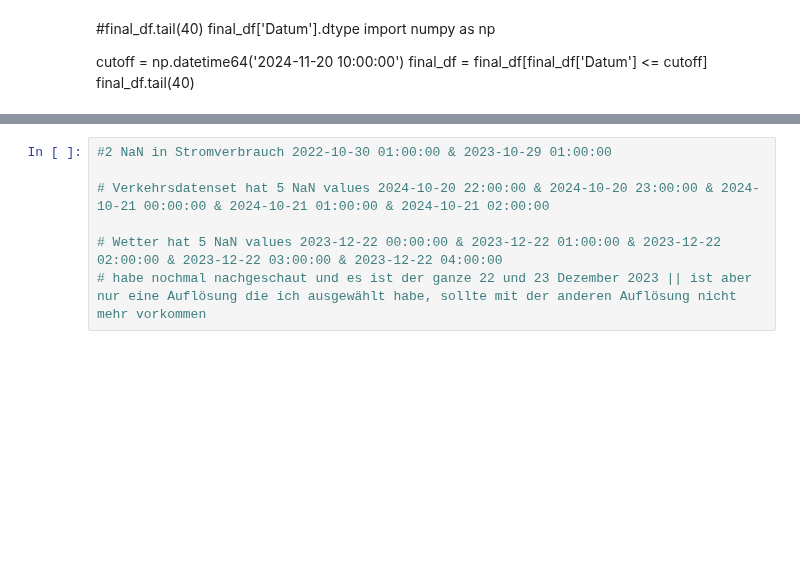
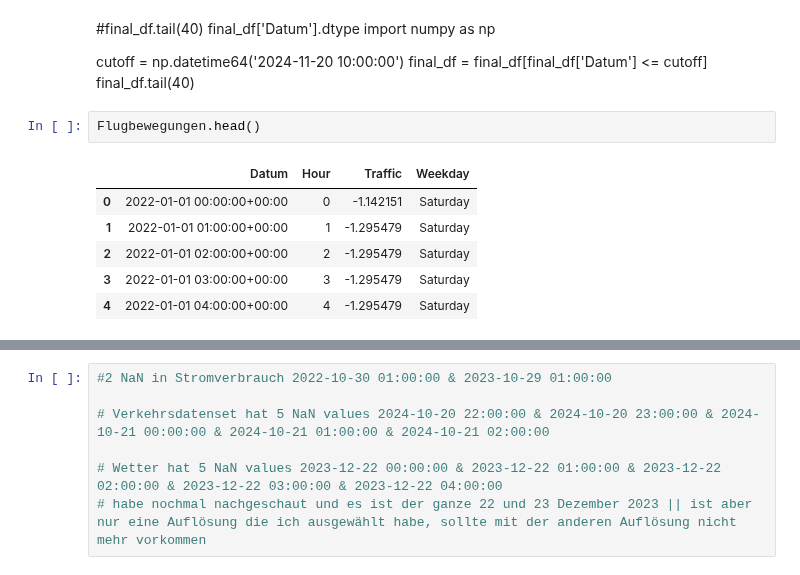
Before and after one commit to joejoejoejor/Its-Wekk, a Jupyter notebook: 4 - Data/1 - Max/Max_merge.ipynb, the cells around one changed output, grey strips where cells are left out. Drawn from its saved outputs; the diff is of its cells as text; blank space fills up the shorter version.

```diff
--- a/4 - Data/1 - Max/Max_merge.ipynb
+++ b/4 - Data/1 - Max/Max_merge.ipynb
@@ -232,3 +218,12 @@ import numpy as np
 cutoff = np.datetime64('2024-11-20 10:00:00')
 final_df = final_df[final_df['Datum'] <= cutoff]
 final_df.tail(40)
+# %%
+Flugbewegungen.head()
+# %% [output]
+|  | Datum | Hour | Traffic | Weekday |
+| 0 | 2022-01-01 00:00:00+00:00 | 0 | -1.142151 | Saturday |
+| 1 | 2022-01-01 01:00:00+00:00 | 1 | -1.295479 | Saturday |
+| 2 | 2022-01-01 02:00:00+00:00 | 2 | -1.295479 | Saturday |
+| 3 | 2022-01-01 03:00:00+00:00 | 3 | -1.295479 | Saturday |
+| 4 | 2022-01-01 04:00:00+00:00 | 4 | -1.295479 | Saturday |
```
Also changed, not shown: parts of 7 cells of this notebook, 5 other files.
